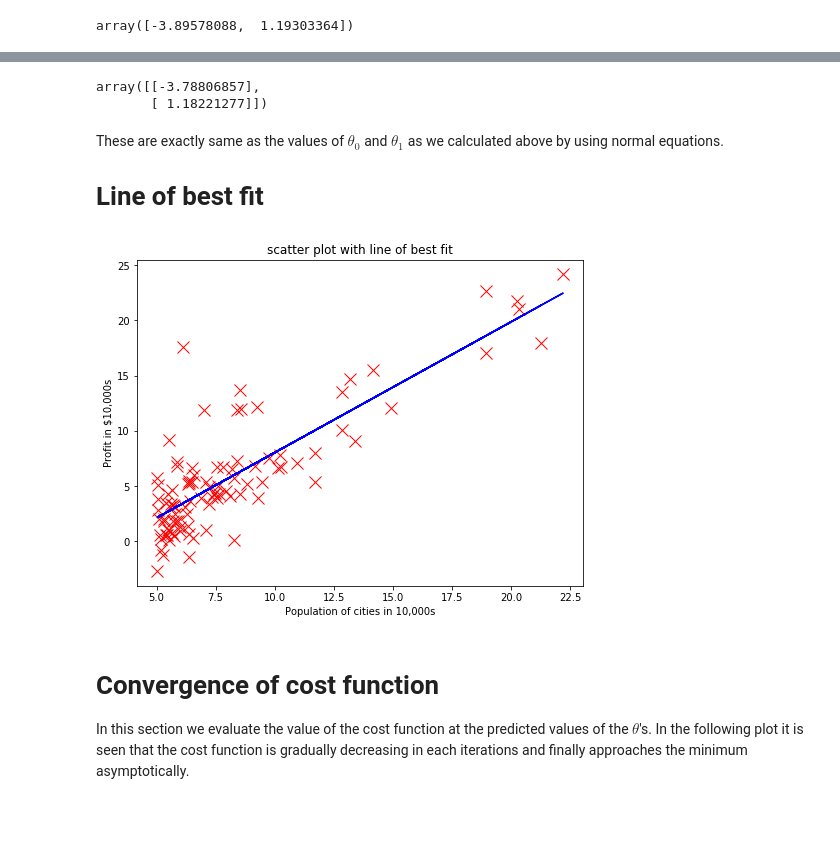
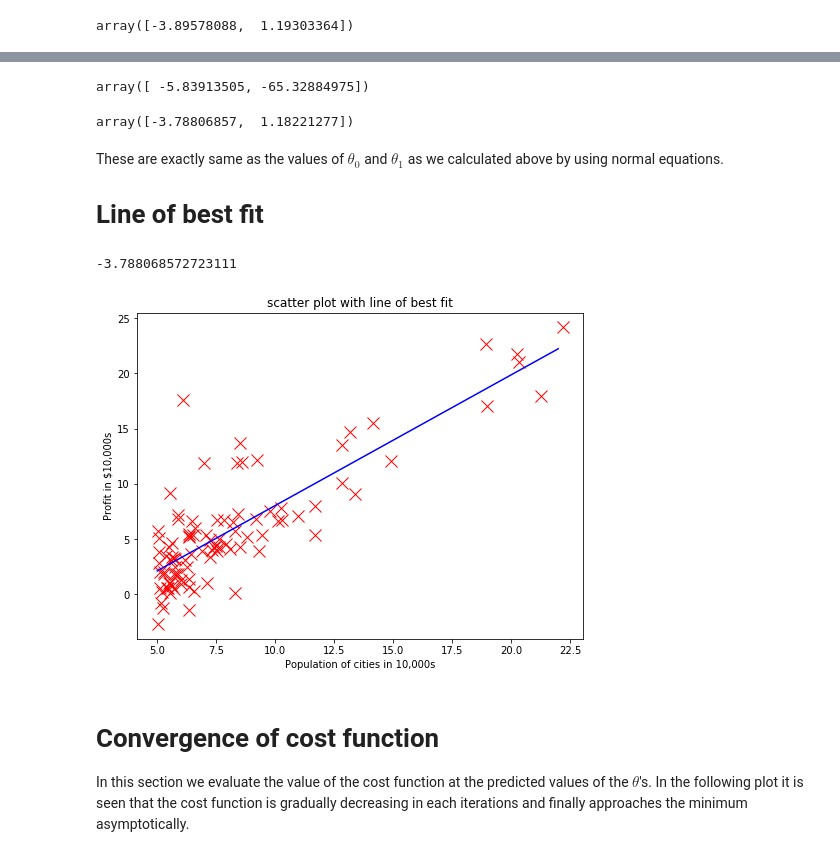
Before and after one commit to roshankoirala/Machine_learning-, a Jupyter notebook: 01. Simple Linear regression/Simple_Linear_Regression .ipynb, the cells around one changed output, grey strips where cells are left out. Saved outputs shown, nothing was run; the diff lists cells and outputs as text; code cells hidden in the pictures; blank space fills up the shorter version.

```diff
--- a/01. Simple Linear regression/Simple_Linear_Regression .ipynb
+++ b/01. Simple Linear regression/Simple_Linear_Regression .ipynb
@@ -78,3 +103,3 @@ def hypothesis(X, theta):
 # %%
-def cost_function(X, y, theta):
-    return 1/(2 * m) * np.sum((y[:, np.newaxis] - hypothesis(X, theta)) ** 2)
+def cost_function(theta, X, y):
+    return 1/(2 * m) * np.sum((hypothesis(theta, X) - y) ** 2)
@@ -148,34 +157,46 @@ $$ \theta_1 = \theta_1 - \frac{\alpha}{m} \sum_{i = 1}^m \left(h(X^{(i)}, \theta
 # %%
 iterations = 2000
 alpha = 0.01
+# %%
+def gradient(theta, X, y):
+    return 1/m * np.dot(hypothesis(theta, X) - y, X)
+# %%
+gradient(theta, X, y)
+# %% [output]
+array([ -5.83913505, -65.32884975])
 # %%
-cost_list = list()
+def gradient_descent(theta, X, y, alpha, iterations):
 
-def gradient_descent(X, y, theta, alpha, iterations):
+    cost_list = list()
+
     for _ in range(iterations):
-        theta = theta - alpha/m * np.sum((hypothesis(X, theta) - y[:, np.newaxis]) * X)[:, np.newaxis]
-        cost_list.append(cost_function(X1, y, theta))
-    return theta
+        theta = theta - alpha * gradient(theta, X, y)
+        cost_list.append(cost_function(theta, X, y))
+    return theta, cost_list
 # %%
-theta = gradient_descent(X1, y, initial_theta, alpha, iterations)
-theta
+result = gradient_descent(theta, X, y, alpha, iterations)
+result[0]
 # %% [output]
-array([[-3.78806857],
-       [ 1.18221277]])
+array([-3.78806857,  1.18221277])
 # %% [markdown]
 These are exactly same as the values of $\theta_0$ and $\theta_1$ as we calculated above by using normal equations.
 
 # Line of best fit
+# %%
+result[0][0]
+# %% [output]
+-3.788068572723111
 # %%
+X_list = [5, 22]
 plt.figure(figsize = (8, 6))
-plt.plot(X, y, 'rx', markersize = 12)
-plt.plot(X, theta[1] * X + theta[0], 'b')
+plt.plot(df['populations'], df['profit'], 'rx', markersize = 12)
+plt.plot(X_list, np.dot(result[0][1], X_list) + result[0][0], 'b')
 plt.xlabel('Population of cities in 10,000s')
 plt.ylabel('Profit in $10,000s')
 plt.title('scatter plot with line of best fit')
 plt.show()
 # %% [output]
-[figure, old version]
+[figure, new version]
 # %% [markdown]
 # Convergence of cost function
 
```
Also changed, not shown: parts of 22 cells of this notebook.
